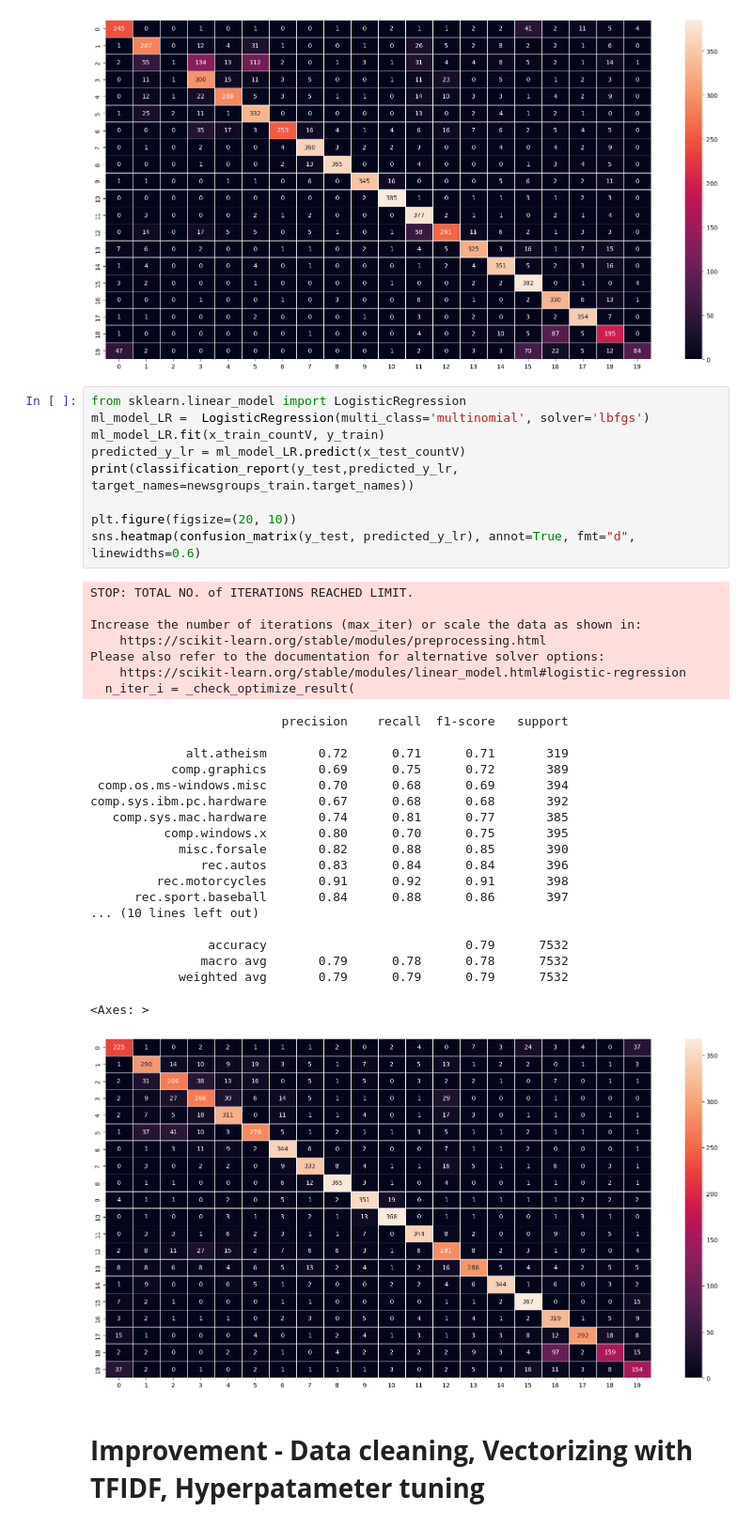
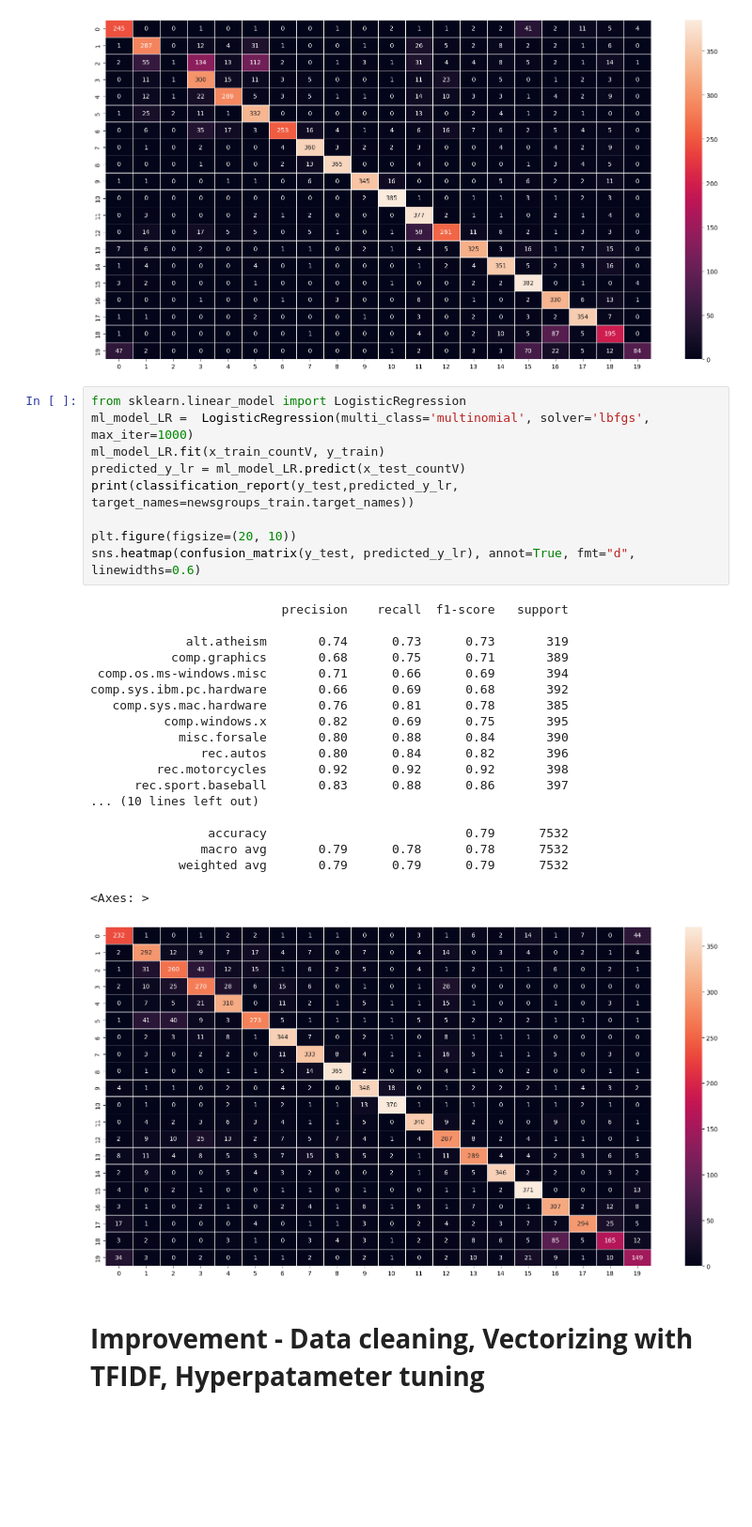
Before and after one commit to sayed6201/nlp_20newsgroups_exercise, a Jupyter notebook: exercise_text_classification.ipynb, the cells around one changed output. Shown: that part at 94% size. Saved outputs shown, nothing was run; the diff lists cells and outputs as text; blank space fills up the shorter version.

Commit message:
model trained and evaluated

```diff
--- a/exercise_text_classification.ipynb
+++ b/exercise_text_classification.ipynb
@@ -100,40 +100,33 @@ comp.sys.ibm.pc.hardware       0.56      0.77      0.65       392
 [figure]
 # %%
 from sklearn.linear_model import LogisticRegression
-ml_model_LR =  LogisticRegression(multi_class='multinomial', solver='lbfgs')
+ml_model_LR =  LogisticRegression(multi_class='multinomial', solver='lbfgs', max_iter=1000)
 ml_model_LR.fit(x_train_countV, y_train)
 predicted_y_lr = ml_model_LR.predict(x_test_countV)
 print(classification_report(y_test,predicted_y_lr, target_names=newsgroups_train.target_names))
 
 plt.figure(figsize=(20, 10))
 sns.heatmap(confusion_matrix(y_test, predicted_y_lr), annot=True, fmt="d", linewidths=0.6)
 # %% [output]
-STOP: TOTAL NO. of ITERATIONS REACHED LIMIT.
+                          precision    recall  f1-score   support
 
-Increase the number of iterations (max_iter) or scale the data as shown in:
-    https://scikit-learn.org/stable/modules/preprocessing.html
-Please also refer to the documentation for alternative solver options:
-    https://scikit-learn.org/stable/modules/linear_model.html#logistic-regression
-  n_iter_i = _check_optimize_result(
+             alt.atheism       0.74      0.73      0.73       319
+           comp.graphics       0.68      0.75      0.71       389
+ comp.os.ms-windows.misc       0.71      0.66      0.69       394
+comp.sys.ibm.pc.hardware       0.66      0.69      0.68       392
+   comp.sys.mac.hardware       0.76      0.81      0.78       385
+          comp.windows.x       0.82      0.69      0.75       395
+            misc.forsale       0.80      0.88      0.84       390
+               rec.autos       0.80      0.84      0.82       396
+         rec.motorcycles       0.92      0.92      0.92       398
+      rec.sport.baseball       0.83      0.88      0.86       397
+... (10 lines left out)
+
+                accuracy                           0.79      7532
+               macro avg       0.79      0.78      0.78      7532
+            weighted avg       0.79      0.79      0.79      7532
-                          precision    recall  f1-score   support
-
-             alt.atheism       0.72      0.71      0.71       319
-           comp.graphics       0.69      0.75      0.72       389
- comp.os.ms-windows.misc       0.70      0.68      0.69       394
-comp.sys.ibm.pc.hardware       0.67      0.68      0.68       392
-   comp.sys.mac.hardware       0.74      0.81      0.77       385
-          comp.windows.x       0.80      0.70      0.75       395
-            misc.forsale       0.82      0.88      0.85       390
-               rec.autos       0.83      0.84      0.84       396
-         rec.motorcycles       0.91      0.92      0.91       398
-      rec.sport.baseball       0.84      0.88      0.86       397
-... (10 lines left out)
-
-                accuracy                           0.79      7532
-               macro avg       0.79      0.78      0.78      7532
-            weighted avg       0.79      0.79      0.79      7532
+<Axes: >
-<Axes: >
-[figure, old version]
+[figure, new version]
 # %% [markdown]
 # **Improvement - Data cleaning, Vectorizing with TFIDF, Hyperpatameter tuning**
 # %%
```
Also changed, not shown: parts of 1 cell of this notebook.
